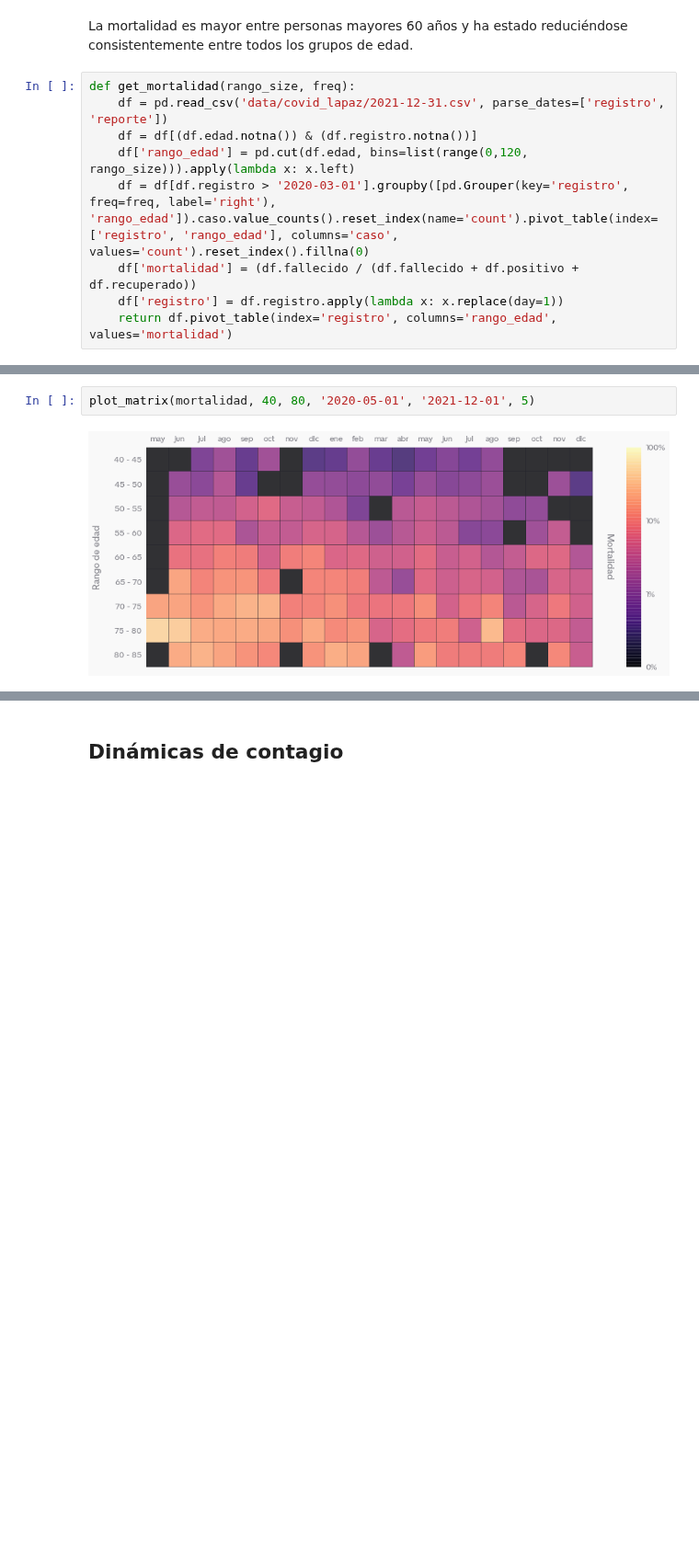
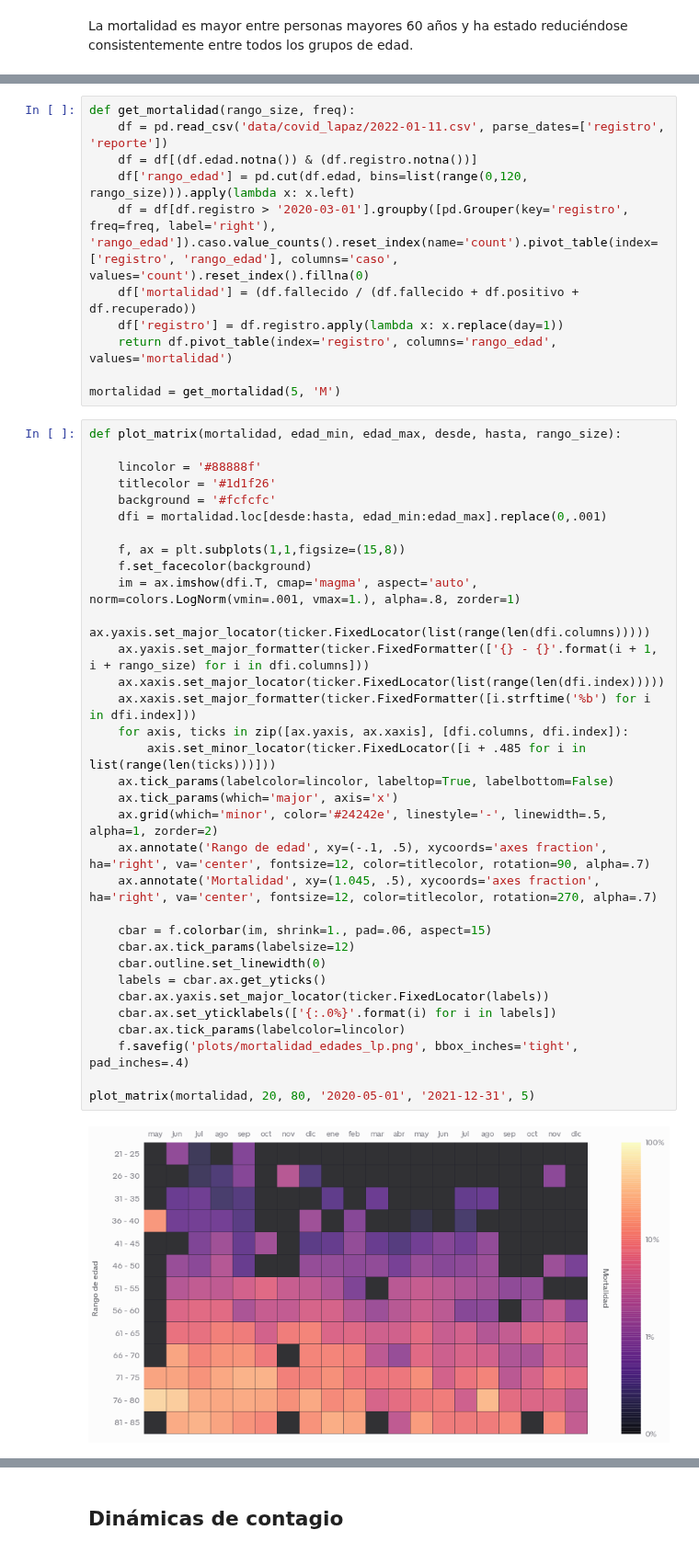
Before and after one commit to mauforonda/notas, a Jupyter notebook: covid19_en_lapaz.ipynb, the cells around one changed output, grey strips where cells are left out. Shown at 92% size. Cells and saved outputs as stored; diff of their text form; blank space fills up the shorter version.

Commit message:
Actualización de datos covid en La Paz

```diff
--- a/covid19_en_lapaz.ipynb
+++ b/covid19_en_lapaz.ipynb
@@ -18,12 +18,3 @@ plt.style.use('publish/estilo.mplstyle')
 ## Mortalidad por edad
 # %% [markdown]
 La mortalidad es mayor entre personas mayores 60 años y ha estado reduciéndose consistentemente entre todos los grupos de edad.
-# %%
-def get_mortalidad(rango_size, freq):
-    df = pd.read_csv('data/covid_lapaz/2021-12-31.csv', parse_dates=['registro', 'reporte'])
-    df = df[(df.edad.notna()) & (df.registro.notna())]
-    df['rango_edad'] = pd.cut(df.edad, bins=list(range(0,120, rango_size))).apply(lambda x: x.left)
-    df = df[df.registro > '2020-03-01'].groupby([pd.Grouper(key='registro', freq=freq, label='right'), 'rango_edad']).caso.value_counts().reset_index(name='count').pivot_table(index=['registro', 'rango_edad'], columns='caso', values='count').reset_index().fillna(0)
-    df['mortalidad'] = (df.fallecido / (df.fallecido + df.positivo + df.recuperado))
-    df['registro'] = df.registro.apply(lambda x: x.replace(day=1))
-    return df.pivot_table(index='registro', columns='rango_edad', values='mortalidad')
@@ -59,4 +21,46 @@ mortalidad = get_mortalidad(5, 'M')
+# %%
+def get_mortalidad(rango_size, freq):
+    df = pd.read_csv('data/covid_lapaz/2022-01-11.csv', parse_dates=['registro', 'reporte'])
+    df = df[(df.edad.notna()) & (df.registro.notna())]
+    df['rango_edad'] = pd.cut(df.edad, bins=list(range(0,120, rango_size))).apply(lambda x: x.left)
+    df = df[df.registro > '2020-03-01'].groupby([pd.Grouper(key='registro', freq=freq, label='right'), 'rango_edad']).caso.value_counts().reset_index(name='count').pivot_table(index=['registro', 'rango_edad'], columns='caso', values='count').reset_index().fillna(0)
+    df['mortalidad'] = (df.fallecido / (df.fallecido + df.positivo + df.recuperado))
+    df['registro'] = df.registro.apply(lambda x: x.replace(day=1))
+    return df.pivot_table(index='registro', columns='rango_edad', values='mortalidad')
+
+mortalidad = get_mortalidad(5, 'M')
 # %%
-plot_matrix(mortalidad, 40, 80, '2020-05-01', '2021-12-01', 5)
+def plot_matrix(mortalidad, edad_min, edad_max, desde, hasta, rango_size):
+
+    lincolor = '#88888f'
+    titlecolor = '#1d1f26'
+    background = '#fcfcfc'
+    dfi = mortalidad.loc[desde:hasta, edad_min:edad_max].replace(0,.001)
+
+    f, ax = plt.subplots(1,1,figsize=(15,8))
+    f.set_facecolor(background)
+    im = ax.imshow(dfi.T, cmap='magma', aspect='auto', norm=colors.LogNorm(vmin=.001, vmax=1.), alpha=.8, zorder=1)
+    ax.yaxis.set_major_locator(ticker.FixedLocator(list(range(len(dfi.columns)))))
+    ax.yaxis.set_major_formatter(ticker.FixedFormatter(['{} - {}'.format(i + 1, i + rango_size) for i in dfi.columns]))
+    ax.xaxis.set_major_locator(ticker.FixedLocator(list(range(len(dfi.index)))))
+    ax.xaxis.set_major_formatter(ticker.FixedFormatter([i.strftime('%b') for i in dfi.index]))
+    for axis, ticks in zip([ax.yaxis, ax.xaxis], [dfi.columns, dfi.index]):
+        axis.set_minor_locator(ticker.FixedLocator([i + .485 for i in list(range(len(ticks)))]))
+    ax.tick_params(labelcolor=lincolor, labeltop=True, labelbottom=False)
+    ax.tick_params(which='major', axis='x')
+    ax.grid(which='minor', color='#24242e', linestyle='-', linewidth=.5, alpha=1, zorder=2)
+    ax.annotate('Rango de edad', xy=(-.1, .5), xycoords='axes fraction', ha='right', va='center', fontsize=12, color=titlecolor, rotation=90, alpha=.7)
+    ax.annotate('Mortalidad', xy=(1.045, .5), xycoords='axes fraction', ha='right', va='center', fontsize=12, color=titlecolor, rotation=270, alpha=.7)
+
+    cbar = f.colorbar(im, shrink=1., pad=.06, aspect=15)
+    cbar.ax.tick_params(labelsize=12)
+    cbar.outline.set_linewidth(0)
+    labels = cbar.ax.get_yticks()
+    cbar.ax.yaxis.set_major_locator(ticker.FixedLocator(labels))
+    cbar.ax.set_yticklabels(['{:.0%}'.format(i) for i in labels])
+    cbar.ax.tick_params(labelcolor=lincolor)
+    f.savefig('plots/mortalidad_edades_lp.png', bbox_inches='tight', pad_inches=.4)
+
+plot_matrix(mortalidad, 20, 80, '2020-05-01', '2021-12-31', 5)
 # %% [output]
-[figure, old version]
+[figure, new version]
```
Also changed, not shown: parts of 4 cells of this notebook, 1 other file.
